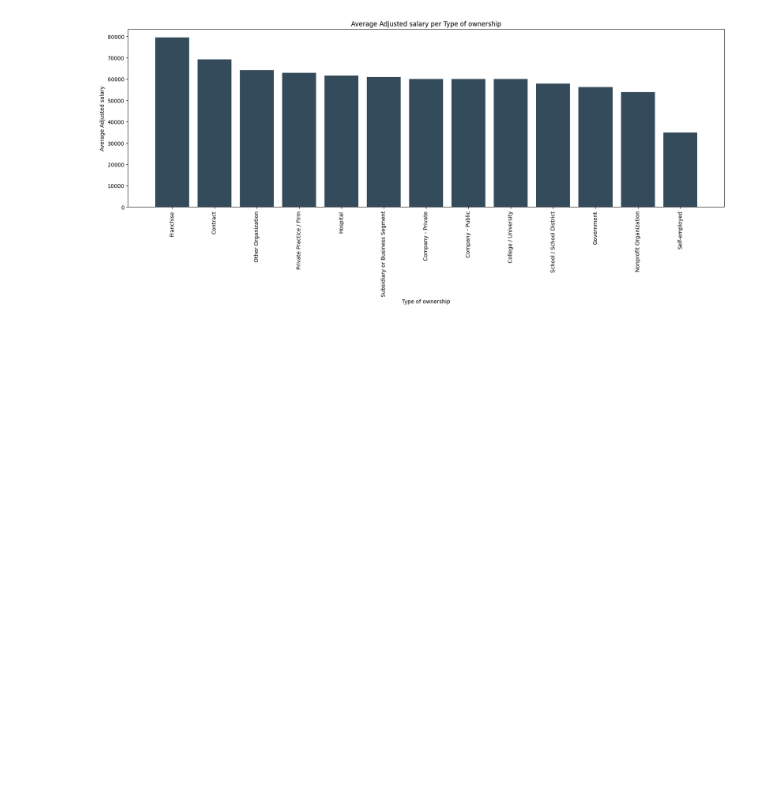
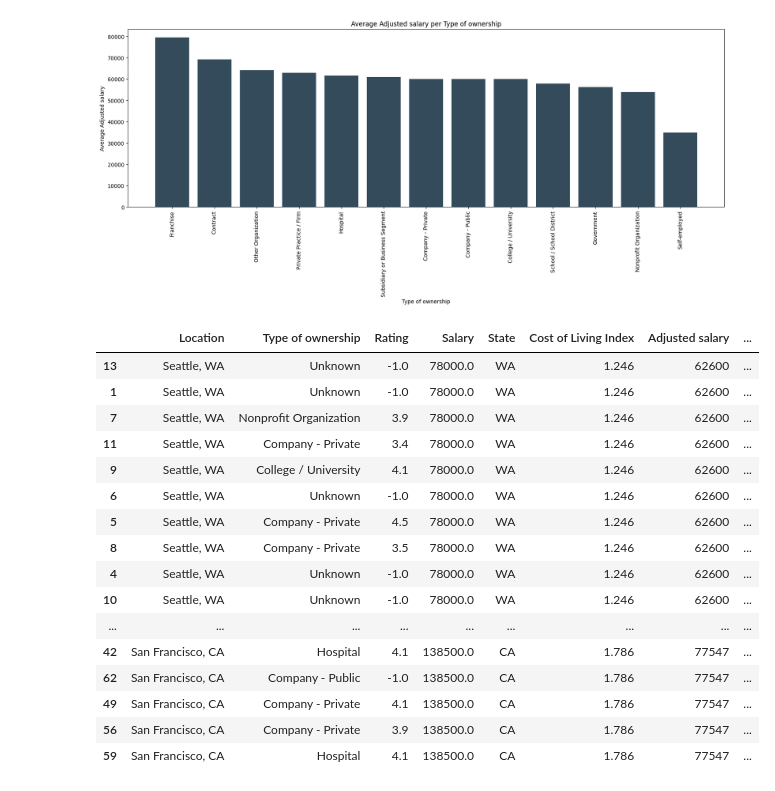
Before and after one commit to damla-jpg/brane-data-analyst-jobs, a Jupyter notebook: data_exploration.ipynb, the cells around one changed output. Drawn from its saved outputs; the diff is of its cells as text; code cells hidden in the pictures; blank space fills up the shorter version.

Commit message:
integrated overall ranking without plotting

```diff
--- a/data_exploration.ipynb
+++ b/data_exploration.ipynb
@@ -161,3 +161,43 @@ avg_adjusted_salary_per_ownership = plot_average_per_column(dataset, "Type of ow
 #     return salary_ranges
 
 # salary_ranges = delete_subsets(initial_salary_ranges)
+# %%
+mini = dataset[['Location', 'Type of ownership', 'Rating', 'Salary', 'State', 'Cost of Living Index', 'Adjusted salary']]
+# %%
+# read excel file
+us_sdr = pd.read_csv('data/jobs/data/us_sdr.csv')
+# %%
+# merge the two dataframes
+mini = mini.merge(us_sdr[['abbrv', 'overall_rank']], how='left', left_on='State', right_on='abbrv')
+# %%
+# rank the adjusted salary
+mini['Adjusted salary rank'] = mini['Adjusted salary'].rank(ascending=False)
+
+# noramalize the adjusted salary rank
+mini['Adjusted salary rank'] = mini['Adjusted salary rank'] / mini['Adjusted salary rank'].max()
+
+# add the SDR rank and Adjusted salary rank together
+mini['Combined rank'] = mini['Adjusted salary rank'] + mini['overall_rank']
+
+# sort the dataframe by combined rank
+mini = mini.sort_values(by=['Combined rank'], ascending=True)
+# %%
+mini.head(50)
+# %% [output]
+|  | Location | Type of ownership | Rating | Salary | State | Cost of Living Index | Adjusted salary | ... |
+| 13 | Seattle, WA | Unknown | -1.0 | 78000.0 | WA | 1.246 | 62600 | ... |
+| 1 | Seattle, WA | Unknown | -1.0 | 78000.0 | WA | 1.246 | 62600 | ... |
+| 7 | Seattle, WA | Nonprofit Organization | 3.9 | 78000.0 | WA | 1.246 | 62600 | ... |
+| 11 | Seattle, WA | Company - Private | 3.4 | 78000.0 | WA | 1.246 | 62600 | ... |
+| 9 | Seattle, WA | College / University | 4.1 | 78000.0 | WA | 1.246 | 62600 | ... |
+| 6 | Seattle, WA | Unknown | -1.0 | 78000.0 | WA | 1.246 | 62600 | ... |
+| 5 | Seattle, WA | Company - Private | 4.5 | 78000.0 | WA | 1.246 | 62600 | ... |
+| 8 | Seattle, WA | Company - Private | 3.5 | 78000.0 | WA | 1.246 | 62600 | ... |
+| 4 | Seattle, WA | Unknown | -1.0 | 78000.0 | WA | 1.246 | 62600 | ... |
+| 10 | Seattle, WA | Unknown | -1.0 | 78000.0 | WA | 1.246 | 62600 | ... |
+| ... | ... | ... | ... | ... | ... | ... | ... | ... |
+| 42 | San Francisco, CA | Hospital | 4.1 | 138500.0 | CA | 1.786 | 77547 | ... |
+| 62 | San Francisco, CA | Company - Public | -1.0 | 138500.0 | CA | 1.786 | 77547 | ... |
+| 49 | San Francisco, CA | Company - Private | 4.1 | 138500.0 | CA | 1.786 | 77547 | ... |
+| 56 | San Francisco, CA | Company - Private | 3.9 | 138500.0 | CA | 1.786 | 77547 | ... |
+| 59 | San Francisco, CA | Hospital | 4.1 | 138500.0 | CA | 1.786 | 77547 | ... |
```
Also changed, not shown: parts of 1 cell of this notebook, 6 other files.
